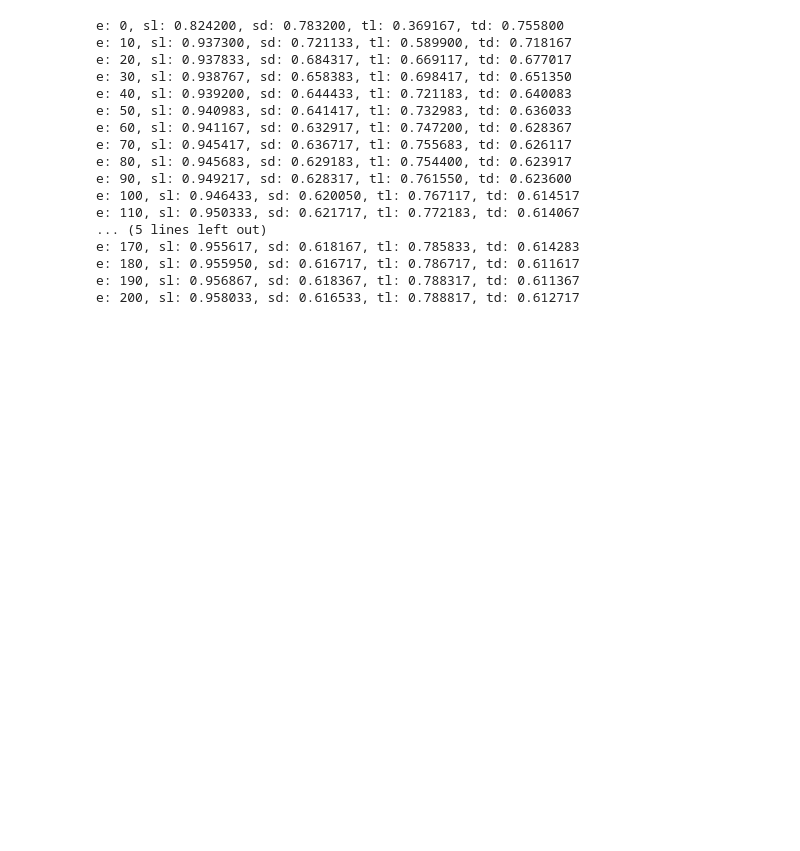
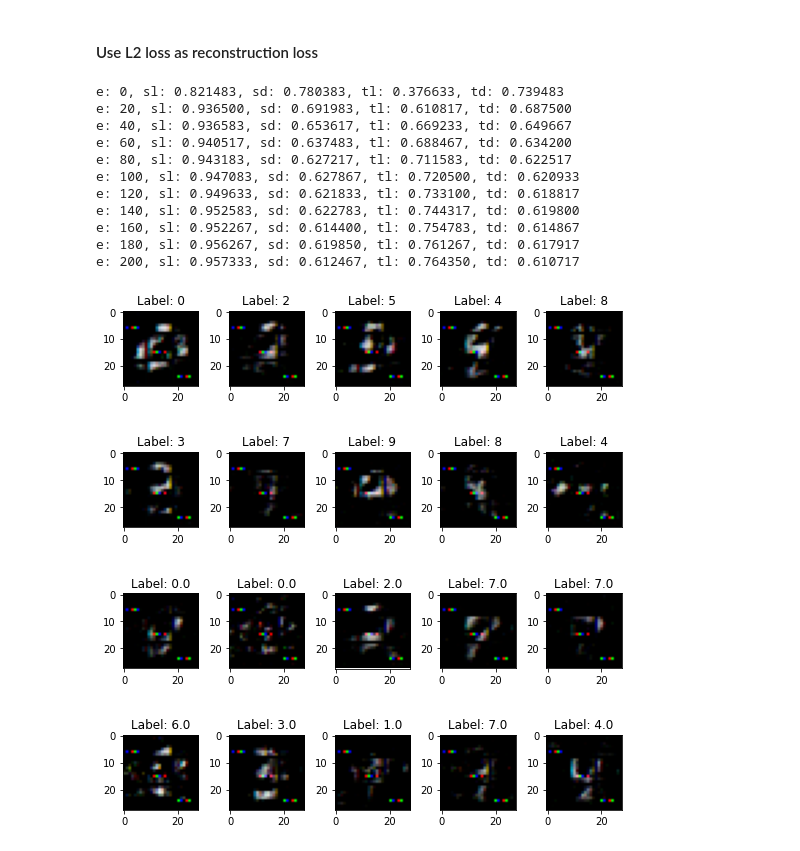
Before and after one commit to bochendong/unsupervised_domain_adaptation, a Jupyter notebook: dann_auto_encoder.ipynb, the cells around one changed output. Cells and saved outputs as stored; diff of their text form; code cells hidden in the pictures; blank space fills up the shorter version.

```diff
--- a/dann_auto_encoder.ipynb
+++ b/dann_auto_encoder.ipynb
@@ -265,0 +340,2 @@ loader_source, loader_target = load_mnist_data.get_data_loader(1)
+# %% [markdown]
+#### Use L2 loss as reconstruction loss
@@ -266,35 +355,19 @@ loader_source, loader_target = load_mnist_data.get_data_loader(1)
 # %%
-criterion = nn.CrossEntropyLoss()
-
-net = DANN()
-if (torch.cuda.is_available()):
-    torch.cuda.manual_seed_all(42)
-    cudnn.benchmark = True
-    net.cuda()
-    criterion = criterion.cuda()
-
-optimizer = optim.Adam(net.parameters(), lr=0.001)
-
+history_DAtuo_L2 = []
 for epoch in range(0, 201):
-    sl, sd, tl, td, total = train(loader_source, loader_target, net, criterion, optimizer, epoch)
-
-    if (epoch % 10 == 0):
+    sl, sd, tl, td, total = train_with_autoencoder(loader_source, loader_target, net, criterion, criterion_construct, optimizer, True, epoch)
+    history_DAtuo_L2.append([sl/total, sd/total, tl/total, td/total])
+    if (epoch % 20 == 0):
         print("e: %d, sl: %f, sd: %f, tl: %f, td: %f" % (epoch, sl/total, sd/total, tl/total, td/total))
 # %% [output]
-e: 0, sl: 0.824200, sd: 0.783200, tl: 0.369167, td: 0.755800
-e: 10, sl: 0.937300, sd: 0.721133, tl: 0.589900, td: 0.718167
-e: 20, sl: 0.937833, sd: 0.684317, tl: 0.669117, td: 0.677017
-e: 30, sl: 0.938767, sd: 0.658383, tl: 0.698417, td: 0.651350
-e: 40, sl: 0.939200, sd: 0.644433, tl: 0.721183, td: 0.640083
-e: 50, sl: 0.940983, sd: 0.641417, tl: 0.732983, td: 0.636033
-e: 60, sl: 0.941167, sd: 0.632917, tl: 0.747200, td: 0.628367
-e: 70, sl: 0.945417, sd: 0.636717, tl: 0.755683, td: 0.626117
-e: 80, sl: 0.945683, sd: 0.629183, tl: 0.754400, td: 0.623917
-e: 90, sl: 0.949217, sd: 0.628317, tl: 0.761550, td: 0.623600
-e: 100, sl: 0.946433, sd: 0.620050, tl: 0.767117, td: 0.614517
-e: 110, sl: 0.950333, sd: 0.621717, tl: 0.772183, td: 0.614067
-... (5 lines left out)
-e: 170, sl: 0.955617, sd: 0.618167, tl: 0.785833, td: 0.614283
-e: 180, sl: 0.955950, sd: 0.616717, tl: 0.786717, td: 0.611617
-e: 190, sl: 0.956867, sd: 0.618367, tl: 0.788317, td: 0.611367
-e: 200, sl: 0.958033, sd: 0.616533, tl: 0.788817, td: 0.612717
+e: 0, sl: 0.821483, sd: 0.780383, tl: 0.376633, td: 0.739483
+e: 20, sl: 0.936500, sd: 0.691983, tl: 0.610817, td: 0.687500
+e: 40, sl: 0.936583, sd: 0.653617, tl: 0.669233, td: 0.649667
+e: 60, sl: 0.940517, sd: 0.637483, tl: 0.688467, td: 0.634200
+e: 80, sl: 0.943183, sd: 0.627217, tl: 0.711583, td: 0.622517
+e: 100, sl: 0.947083, sd: 0.627867, tl: 0.720500, td: 0.620933
+e: 120, sl: 0.949633, sd: 0.621833, tl: 0.733100, td: 0.618817
+e: 140, sl: 0.952583, sd: 0.622783, tl: 0.744317, td: 0.619800
+e: 160, sl: 0.952267, sd: 0.614400, tl: 0.754783, td: 0.614867
+e: 180, sl: 0.956267, sd: 0.619850, tl: 0.761267, td: 0.617917
+e: 200, sl: 0.957333, sd: 0.612467, tl: 0.764350, td: 0.610717
@@ -300,0 +379,26 @@ e: 200, sl: 0.958033, sd: 0.616533, tl: 0.788817, td: 0.612717
+# %%
+num_row = 4
+num_col = 5
+num = 10
+images = source_reconstrueted[:num]
+labels = source_label[:num]
+
+fig, axes = plt.subplots(num_row, num_col, figsize=(1.5*num_col,2*num_row))
+for i in range(num):
+    ax = axes[i//num_col, i%num_col]
+    image = images[i - 10].reshape(28,28,3)
+    ax.imshow(image, cmap='gray')
+    ax.set_title('Label: {}'.format(labels[i]))
+
+
+images = target_reconstructed[:num]
+labels = target_label[:num]
+for i in range(10,20):
+    ax = axes[i//num_col, i%num_col]
+    image = images[i - 10].reshape(28,28,3)
+    ax.imshow(image, cmap='gray')
+    ax.set_title('Label: {}'.format(labels[i - 10]))
+plt.tight_layout()
+plt.show()
+# %% [output]
+[figure, added]
```
Also changed, not shown: parts of 31 cells of this notebook.
